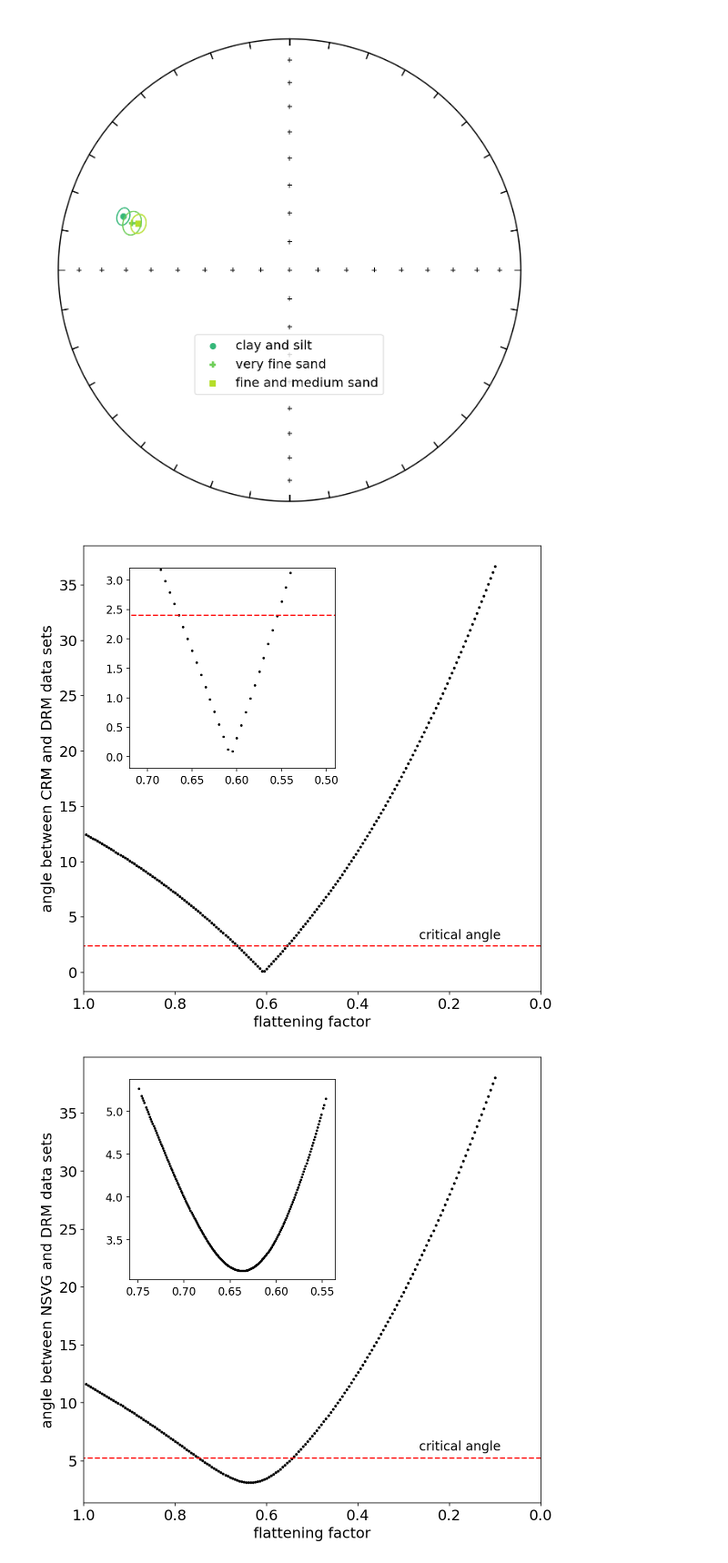
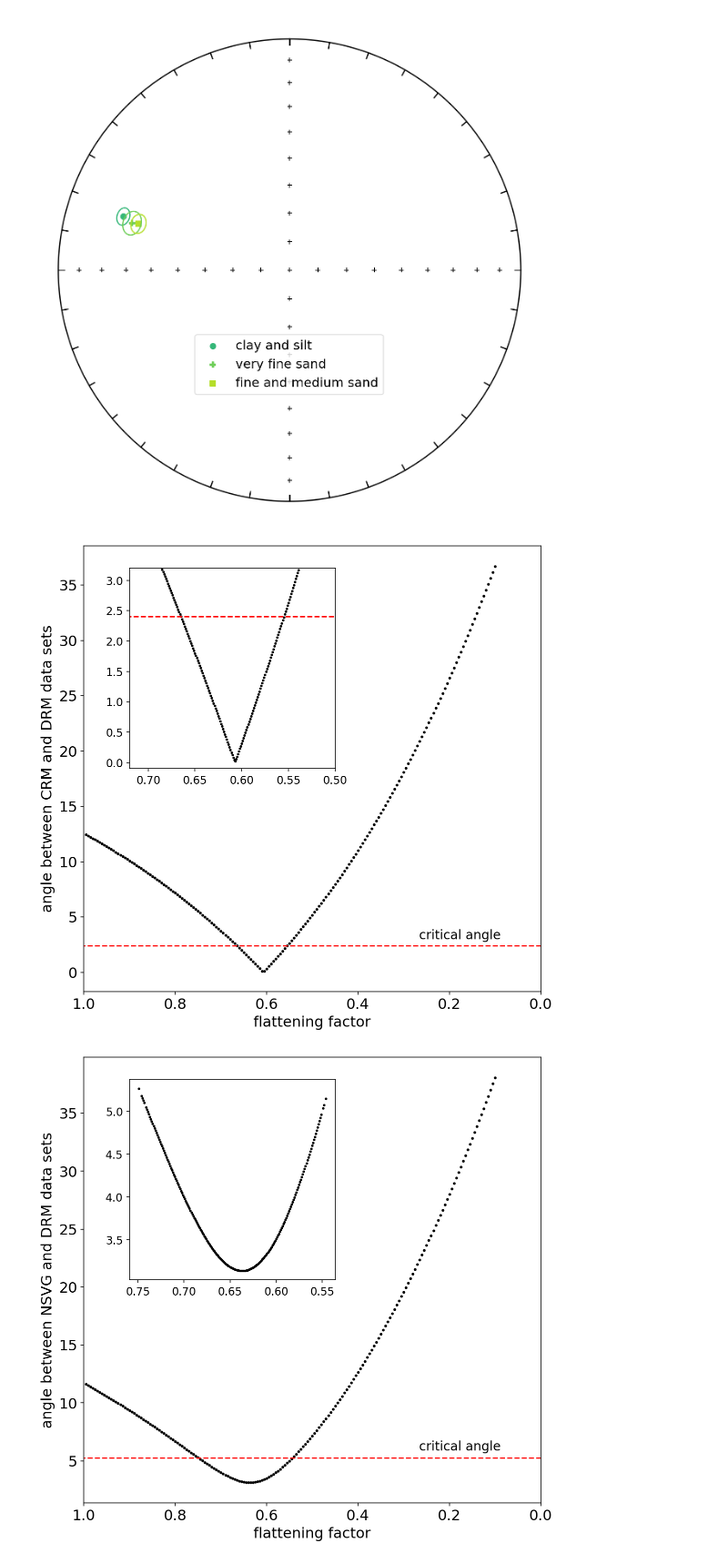
Before and after one commit to Swanson-Hysell-Group/Inclination_Shallowing, a Jupyter notebook: code/Notebooks/Cutface_pmag.ipynb, the cells around one changed output. Shown at 91% size. Drawn from its saved outputs; the diff is of its cells as text; code cells hidden in the pictures.

Commit message:
more common mean tests

```diff
--- a/code/Notebooks/Cutface_pmag.ipynb
+++ b/code/Notebooks/Cutface_pmag.ipynb
@@ -576,6 +576,9 @@ saved_factors_all=np.loadtxt('Watson_mean_test_output/all_factors.txt')
 # %%
 all_factors_mt=np.loadtxt("Watson_mean_test_output/all_factors_mt.txt")
 all_angles_mt=np.loadtxt("Watson_mean_test_output/all_angles_mt.txt")
+# %%
+some_factors_mt=np.loadtxt("Watson_mean_test_output/some_factors_mt.txt")
+some_angles_mt=np.loadtxt("Watson_mean_test_output/some_angles_mt.txt")
 # %%
 NSVG_Data=pd.read_csv('../../data/data_Compiled/Tauxe2009/pmag_results.txt',sep='\t',skiprows=1)
 nneu_site_list = ['ns002',
@@ -1051,35 +1054,35 @@ plt.show()
 # %%
 fig,inset=plt.subplots(figsize=(9,9))
 inset.scatter(all_factors_mt,all_angles_mt,s=4,color='black')
 
 x_crit=[0,1]
 x_crit_inset=[.3,.9]
 y_crit=[max(saved_angles_mt),max(saved_angles_mt)]
 plt.plot(x_crit,y_crit,color='red',ls='--',label='critical angle')
 
 fig_inset=inset.inset_axes([.1,.5,.45,.45])
-fig_inset.scatter(all_factors_mt,all_angles_mt,s=3,color='black')
+fig_inset.scatter(some_factors_mt,some_angles_mt,s=3,color='black')
 fig_inset.tick_params(labelsize=12)
 fig_inset.invert_xaxis()
 fig_inset.plot(x_crit_inset,y_crit,color='red',ls='--',label='critical angle')
-fig_inset.set_xlim(.72,.4)
-fig_inset.set_ylim(-.2,3.2)
+fig_inset.set_xlim(.72,.5)
+fig_inset.set_ylim(-.1,3.2)
 
 plt.xlabel('flattening factor',fontsize=16)
 plt.ylabel('angle between CRM and DRM data sets',fontsize=16)
 
 plt.legend(loc=[.7,.1], fontsize=14, frameon=False,handlelength=0)
 
 plt.xticks(fontsize=16)
 plt.yticks(fontsize=16)
 
 plt.xlim(1,0)
 
 #plt.savefig('../code_output/angle_vs_f_MT.pdf',bbox_inches='tight',transparent=True)
 
 plt.show()
 # %% [output]
-[figure, old version]
+[figure, new version]
 # %%
 fig,inset=plt.subplots(figsize=(9,9))
 plt.scatter(saved_factors_all,saved_angles_all,s=4,color='black')
```
Also changed, not shown: 3 other files.
